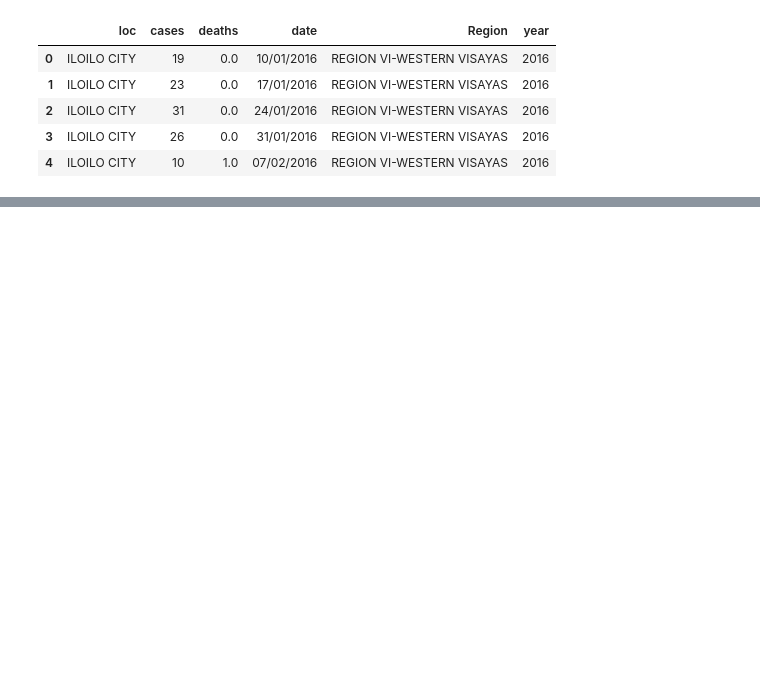
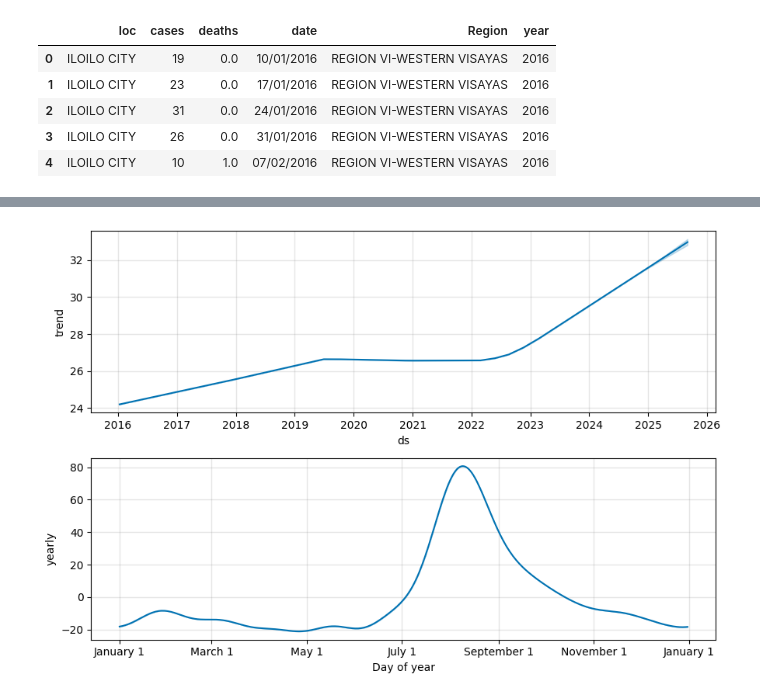
Before and after one commit to Iloilo-Dengue-Watch/Iloilo-Dengue-Watch, a Jupyter notebook: prophet/prophet_all.ipynb, the cells around one changed output, grey strips where cells are left out. Cells and saved outputs as stored; diff of their text form; code cells hidden in the pictures; blank space fills up the shorter version.

```diff
--- a/prophet/prophet_all.ipynb
+++ b/prophet/prophet_all.ipynb
@@ -21,0 +67,4 @@ FileNotFoundError: [Errno 2] No such file or directory: 'df_weekly_merged.csv'
+# %%
+fig = model.plot_components(forecast)
+# %% [output]
+[figure, added]
```
Also changed, not shown: parts of 7 cells of this notebook, 18 other files.
